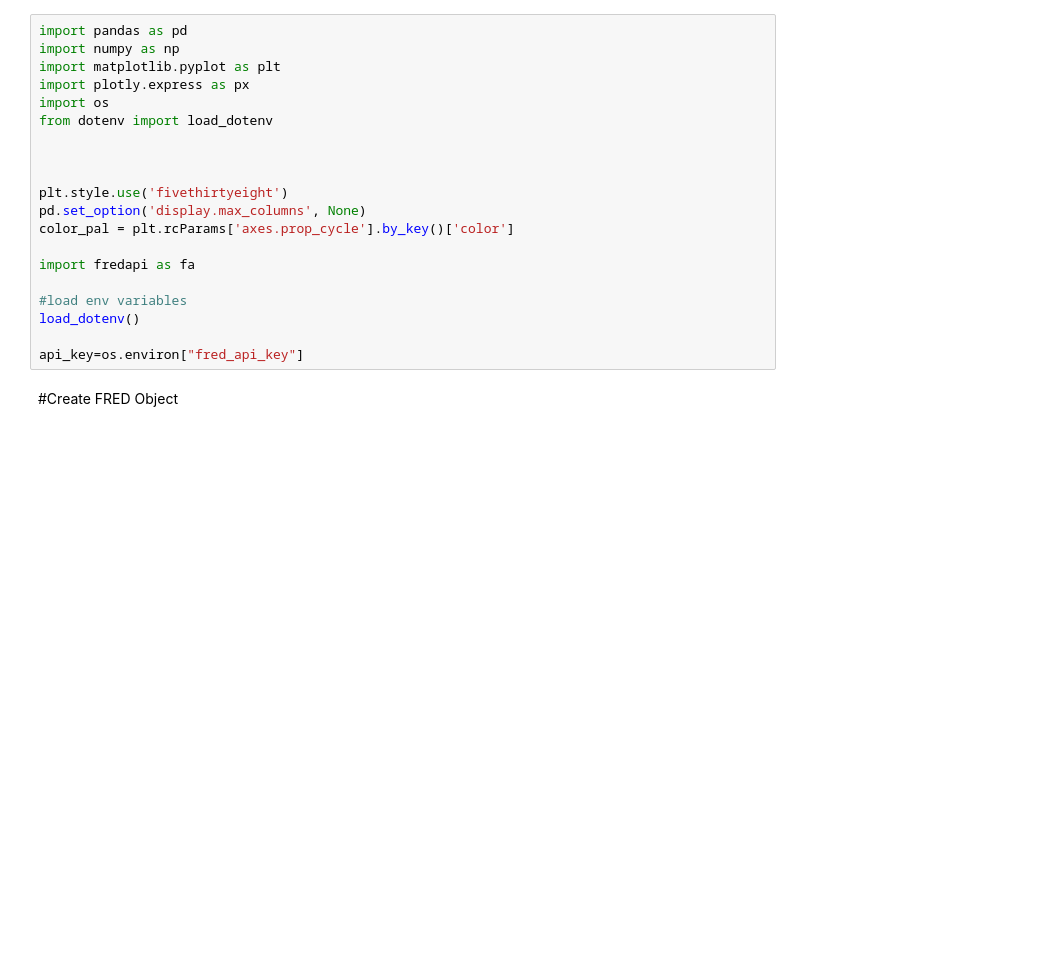
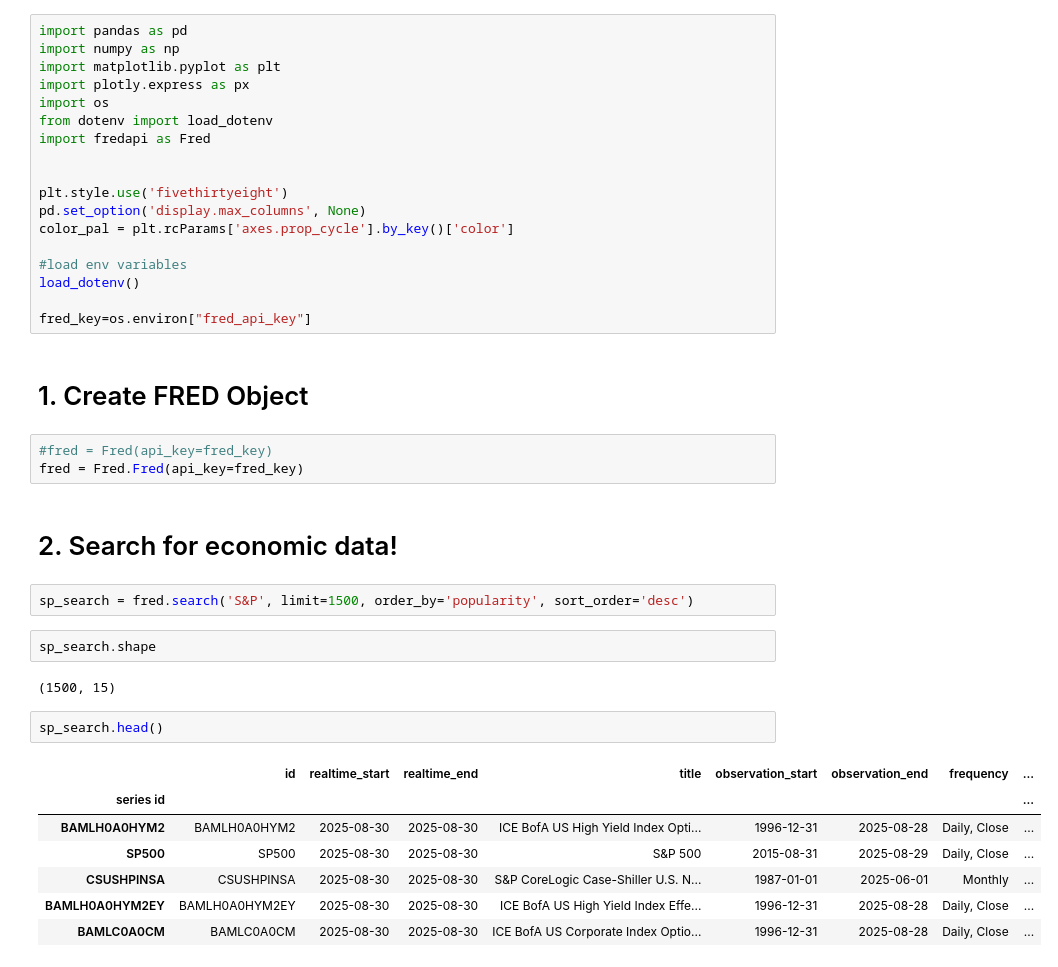
Before and after one commit to flegaspi700/AI-Learning-Journey, a Jupyter notebook: 001_Data_Analysis/EDA_FRED_Economic_Data.ipynb, the cells around one changed output. Saved outputs shown, nothing was run; the diff lists cells and outputs as text; blank space fills up the shorter version.

```diff
--- a/001_Data_Analysis/EDA_FRED_Economic_Data.ipynb
+++ b/001_Data_Analysis/EDA_FRED_Economic_Data.ipynb
@@ -15,18 +8,37 @@ import matplotlib.pyplot as plt
 import plotly.express as px
 import os
 from dotenv import load_dotenv
-
+import fredapi as Fred
 
 
 plt.style.use('fivethirtyeight')
 pd.set_option('display.max_columns', None)
 color_pal = plt.rcParams['axes.prop_cycle'].by_key()['color']
 
-import fredapi as fa
-
 #load env variables
 load_dotenv()
 
-api_key=os.environ["fred_api_key"]
+fred_key=os.environ["fred_api_key"]
 # %% [markdown]
-#Create FRED Object
+# 1. Create FRED Object
+# %%
+#fred = Fred(api_key=fred_key)
+fred = Fred.Fred(api_key=fred_key)
+# %% [markdown]
+# 2. Search for economic data!
+# %%
+sp_search = fred.search('S&P', limit=1500, order_by='popularity', sort_order='desc')
+# %%
+sp_search.shape
+# %% [output]
+(1500, 15)
+# %%
+sp_search.head()
+# %% [output]
+|  | id | realtime_start | realtime_end | title | observation_start | observation_end | frequency | ... |
+| series id |  |  |  |  |  |  |  | ... |
+| BAMLH0A0HYM2 | BAMLH0A0HYM2 | 2025-08-30 | 2025-08-30 | ICE BofA US High Yield Index Opti... | 1996-12-31 | 2025-08-28 | Daily, Close | ... |
+| SP500 | SP500 | 2025-08-30 | 2025-08-30 | S&P 500 | 2015-08-31 | 2025-08-29 | Daily, Close | ... |
+| CSUSHPINSA | CSUSHPINSA | 2025-08-30 | 2025-08-30 | S&P CoreLogic Case-Shiller U.S. N... | 1987-01-01 | 2025-06-01 | Monthly | ... |
+| BAMLH0A0HYM2EY | BAMLH0A0HYM2EY | 2025-08-30 | 2025-08-30 | ICE BofA US High Yield Index Effe... | 1996-12-31 | 2025-08-28 | Daily, Close | ... |
+| BAMLC0A0CM | BAMLC0A0CM | 2025-08-30 | 2025-08-30 | ICE BofA US Corporate Index Optio... | 1996-12-31 | 2025-08-28 | Daily, Close | ... |
```
Also changed, not shown: parts of 17 cells of this notebook.
